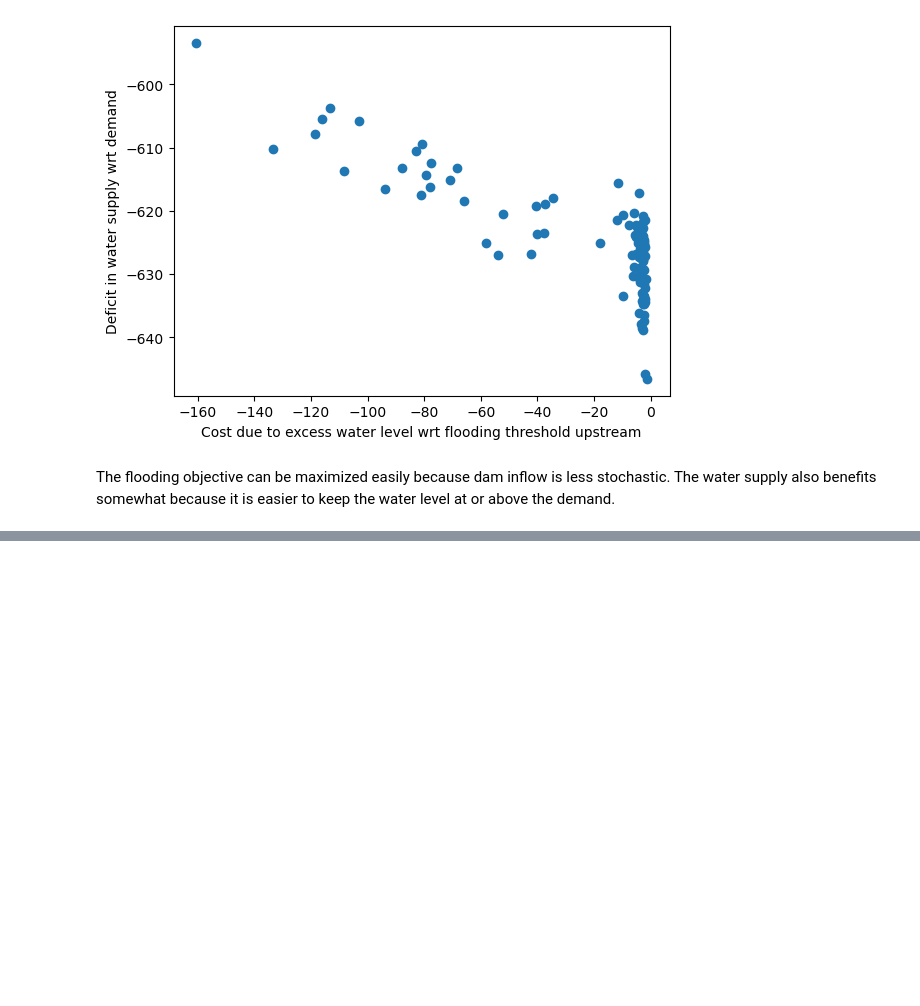
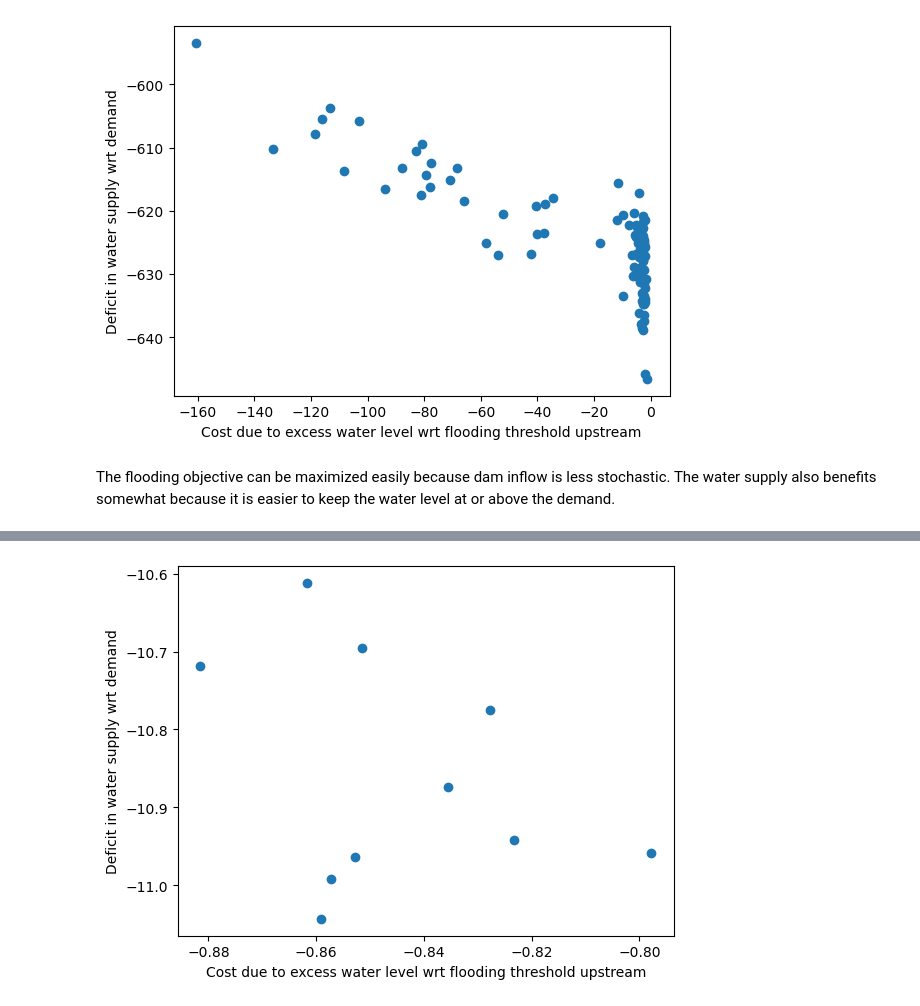
Before and after one commit to liammertens/water-resource-management, a Jupyter notebook: GPI/main.ipynb, the cells around one changed output, grey strips where cells are left out. Cells and saved outputs as stored; diff of their text form; code cells hidden in the pictures; blank space fills up the shorter version.

```diff
--- a/GPI/main.ipynb
+++ b/GPI/main.ipynb
@@ -347,0 +403,4 @@ The flooding objective can be maximized easily because dam inflow is less stocha
+# %%
+plot_pf('2obj_norm_final.csv')
+# %% [output]
+[figure, added]
```
Also changed, not shown: parts of 24 cells of this notebook, 4 other files.
